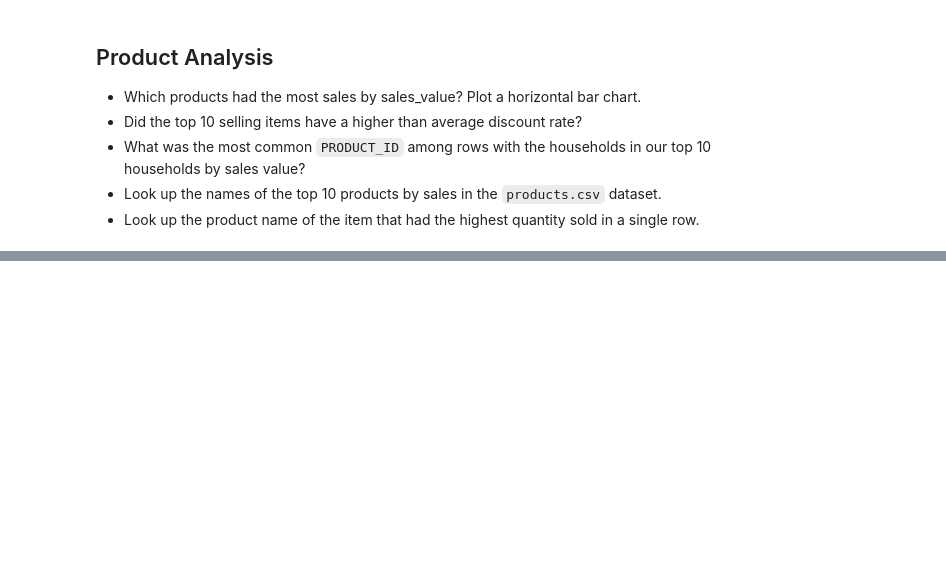
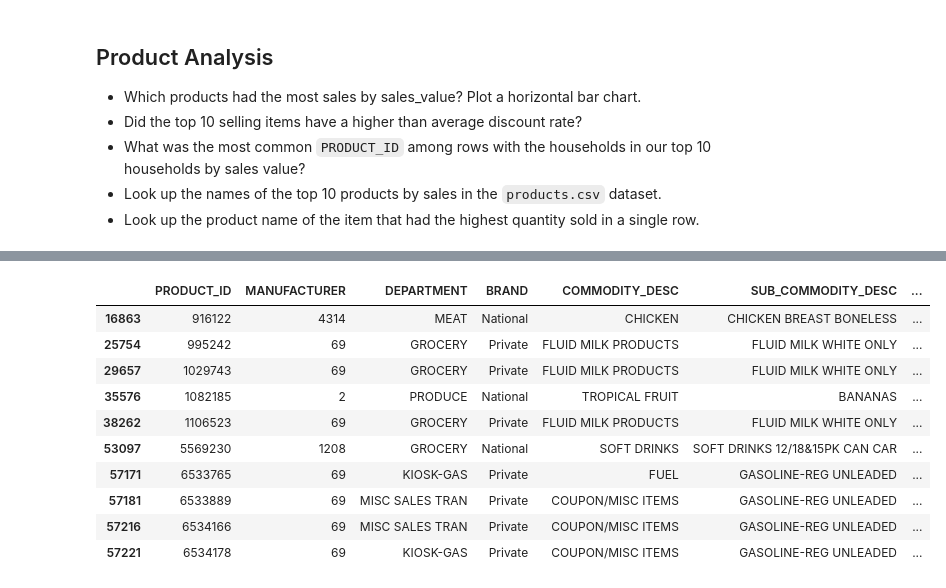
Before and after one commit to tessam30/analyze_this, a Jupyter notebook: Scripts/section06_midcourse_project.ipynb, the cells around one changed output, grey strips where cells are left out. Cells and saved outputs as stored; diff of their text form; code cells hidden in the pictures; blank space fills up the shorter version.

```diff
--- a/Scripts/section06_midcourse_project.ipynb
+++ b/Scripts/section06_midcourse_project.ipynb
@@ -278,0 +394,14 @@ hh_sum.sort_values("SALES_VALUE", ascending = True)
+# %%
+prod_df.query("PRODUCT_ID in @top_sellers.index")
+# %% [output]
+|  | PRODUCT_ID | MANUFACTURER | DEPARTMENT | BRAND | COMMODITY_DESC | SUB_COMMODITY_DESC | ... |
+| 16863 | 916122 | 4314 | MEAT | National | CHICKEN | CHICKEN BREAST BONELESS | ... |
+| 25754 | 995242 | 69 | GROCERY | Private | FLUID MILK PRODUCTS | FLUID MILK WHITE ONLY | ... |
+| 29657 | 1029743 | 69 | GROCERY | Private | FLUID MILK PRODUCTS | FLUID MILK WHITE ONLY | ... |
+| 35576 | 1082185 | 2 | PRODUCE | National | TROPICAL FRUIT | BANANAS | ... |
+| 38262 | 1106523 | 69 | GROCERY | Private | FLUID MILK PRODUCTS | FLUID MILK WHITE ONLY | ... |
+| 53097 | 5569230 | 1208 | GROCERY | National | SOFT DRINKS | SOFT DRINKS 12/18&15PK CAN CAR | ... |
+| 57171 | 6533765 | 69 | KIOSK-GAS | Private | FUEL | GASOLINE-REG UNLEADED | ... |
+| 57181 | 6533889 | 69 | MISC SALES TRAN | Private | COUPON/MISC ITEMS | GASOLINE-REG UNLEADED | ... |
+| 57216 | 6534166 | 69 | MISC SALES TRAN | Private | COUPON/MISC ITEMS | GASOLINE-REG UNLEADED | ... |
+| 57221 | 6534178 | 69 | KIOSK-GAS | Private | COUPON/MISC ITEMS | GASOLINE-REG UNLEADED | ... |
```
Also changed, not shown: parts of 12 cells of this notebook.
